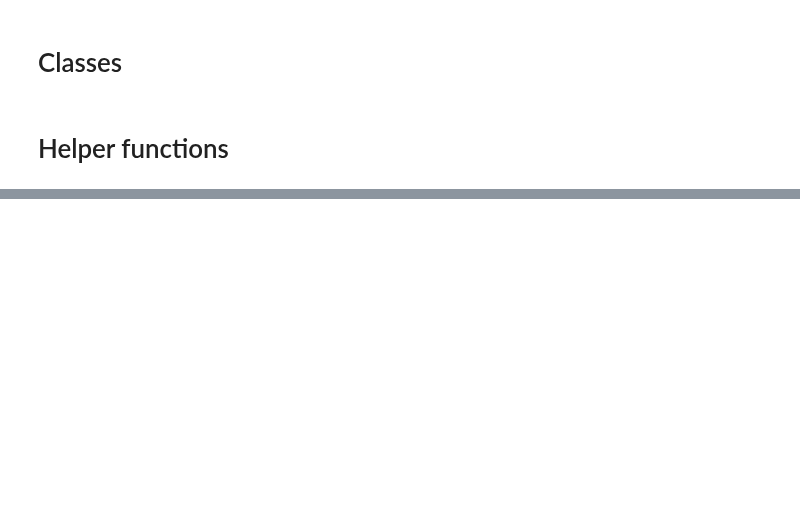
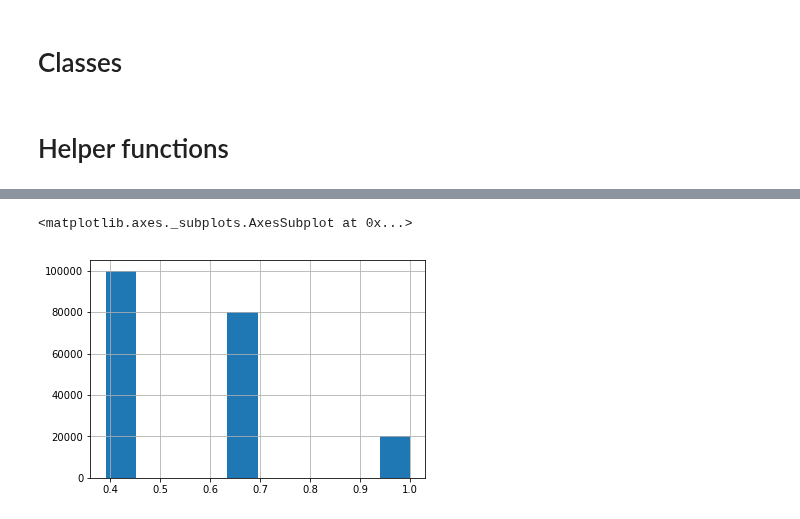
Before and after one commit to zeromh/tic_tac_toe_RI, a Jupyter notebook: tic_tac_toe_RL.ipynb, the cells around one changed output, grey strips where cells are left out. Drawn from its saved outputs; the diff is of its cells as text; code cells hidden in the pictures; blank space fills up the shorter version.

```diff
--- a/tic_tac_toe_RL.ipynb
+++ b/tic_tac_toe_RL.ipynb
@@ -345,0 +434,5 @@ The game is a tie!
+# %%
+p1_2_scores_agg.hist()
+# %% [output]
+<matplotlib.axes._subplots.AxesSubplot at 0x...>
+[figure, added]
```
Also changed, not shown: parts of 46 cells of this notebook.
